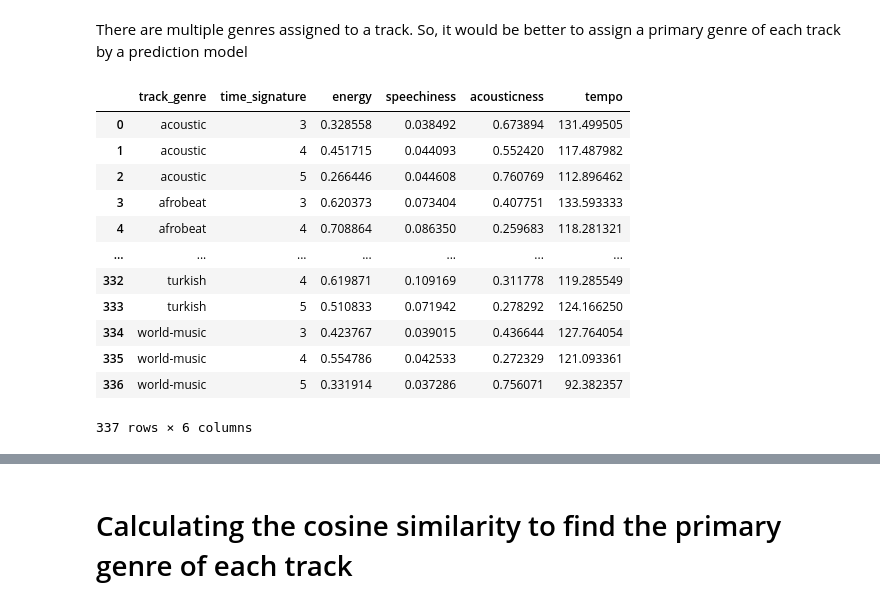
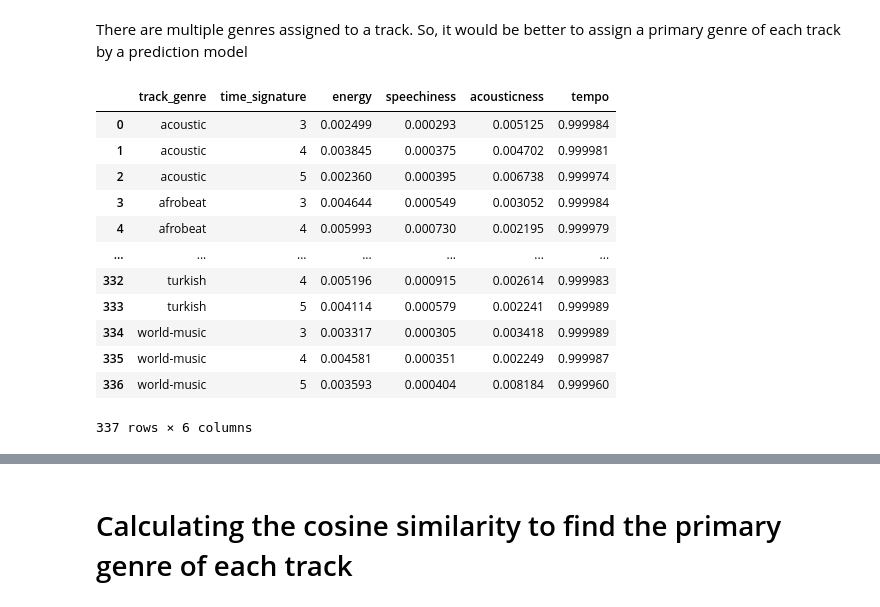
Before and after one commit to avirup88/spotify_analysis, a Jupyter notebook: Spotify Tracks Analysis.ipynb, the cells around one changed output, grey strips where cells are left out. Drawn from its saved outputs; the diff is of its cells as text; code cells hidden in the pictures.

```diff
--- a/Spotify Tracks Analysis.ipynb
+++ b/Spotify Tracks Analysis.ipynb
@@ -161,32 +162,41 @@ So, it would be better to assign a primary genre of each track by a prediction m
 # %%
 #Separating the features that define a genre
 genre_features = ['track_genre','time_signature','energy', 'speechiness', 'acousticness', 'tempo']
 
 #Select track genres and remove duplicates
 genre_df = df_clean[genre_features].drop_duplicates(keep='first').reset_index(drop=True)
 
 #Group to find certain avg features
 genre_grp_df = genre_df.groupby(['track_genre','time_signature']).agg({'energy':'mean',
                                                                        'speechiness': 'mean',
                                                                        'acousticness':'mean',
                                                                        'tempo':'mean'}).reset_index()
 
 
 
+# Columns to standardize
+columns_to_normalize = ['energy', 'speechiness', 'acousticness', 'tempo']
+
+# Compute L2 norms for the selected columns
+l2_norms_gen = np.linalg.norm(genre_grp_df[columns_to_normalize], axis=1, keepdims=True)
+
+# Apply L2 normalization to the selected columns since it retains direction necessary for Cosine Similarity
+genre_grp_df[columns_to_normalize] = normalize(genre_grp_df[columns_to_normalize], norm='l2')
+
 genre_grp_df
 # %% [output]
 |  | track_genre | time_signature | energy | speechiness | acousticness | tempo |
-| 0 | acoustic | 3 | 0.328558 | 0.038492 | 0.673894 | 131.499505 |
-| 1 | acoustic | 4 | 0.451715 | 0.044093 | 0.552420 | 117.487982 |
-| 2 | acoustic | 5 | 0.266446 | 0.044608 | 0.760769 | 112.896462 |
-| 3 | afrobeat | 3 | 0.620373 | 0.073404 | 0.407751 | 133.593333 |
-| 4 | afrobeat | 4 | 0.708864 | 0.086350 | 0.259683 | 118.281321 |
+| 0 | acoustic | 3 | 0.002499 | 0.000293 | 0.005125 | 0.999984 |
+| 1 | acoustic | 4 | 0.003845 | 0.000375 | 0.004702 | 0.999981 |
+| 2 | acoustic | 5 | 0.002360 | 0.000395 | 0.006738 | 0.999974 |
+| 3 | afrobeat | 3 | 0.004644 | 0.000549 | 0.003052 | 0.999984 |
+| 4 | afrobeat | 4 | 0.005993 | 0.000730 | 0.002195 | 0.999979 |
 | ... | ... | ... | ... | ... | ... | ... |
-| 332 | turkish | 4 | 0.619871 | 0.109169 | 0.311778 | 119.285549 |
-| 333 | turkish | 5 | 0.510833 | 0.071942 | 0.278292 | 124.166250 |
-| 334 | world-music | 3 | 0.423767 | 0.039015 | 0.436644 | 127.764054 |
-| 335 | world-music | 4 | 0.554786 | 0.042533 | 0.272329 | 121.093361 |
-| 336 | world-music | 5 | 0.331914 | 0.037286 | 0.756071 | 92.382357 |
+| 332 | turkish | 4 | 0.005196 | 0.000915 | 0.002614 | 0.999983 |
+| 333 | turkish | 5 | 0.004114 | 0.000579 | 0.002241 | 0.999989 |
+| 334 | world-music | 3 | 0.003317 | 0.000305 | 0.003418 | 0.999989 |
+| 335 | world-music | 4 | 0.004581 | 0.000351 | 0.002249 | 0.999987 |
+| 336 | world-music | 5 | 0.003593 | 0.000404 | 0.008184 | 0.999960 |
 337 rows × 6 columns
 # %%
 #Retrieve Tracks Data by removing the genre column
```
Also changed, not shown: parts of 7 cells of this notebook, 2 other files.
